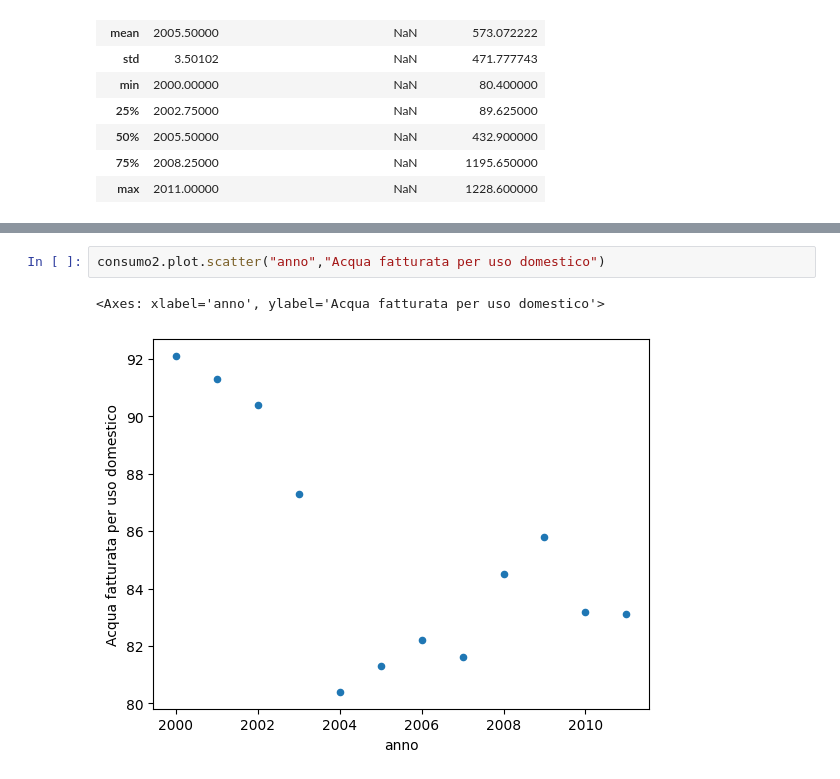
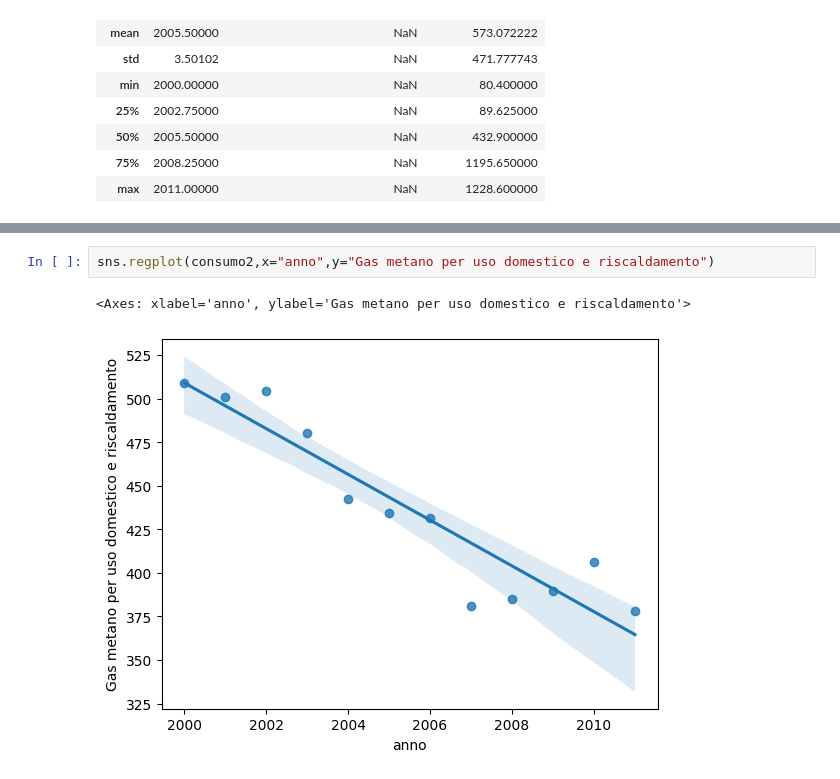
Before and after one commit to noiseOnTheNet/python-post023_jupyter_analitics, a Jupyter notebook: doc/Part_5.ipynb, the cells around one changed output, grey strips where cells are left out. Saved outputs shown, nothing was run; the diff lists cells and outputs as text.

```diff
--- a/doc/Part_5.ipynb
+++ b/doc/Part_5.ipynb
@@ -60,5 +65,5 @@ consumo2.plot.scatter("anno","Gas metano per uso domestico e riscaldamento")
 # %%
-consumo2.plot.scatter("anno","Acqua fatturata per uso domestico")
+sns.regplot(consumo2,x="anno",y="Gas metano per uso domestico e riscaldamento")
 # %% [output]
-<Axes: xlabel='anno', ylabel='Acqua fatturata per uso domestico'>
+<Axes: xlabel='anno', ylabel='Gas metano per uso domestico e riscaldamento'>
-[figure, old version]
+[figure, new version]
```
Also changed, not shown: parts of 5 cells of this notebook, 2 other files.
